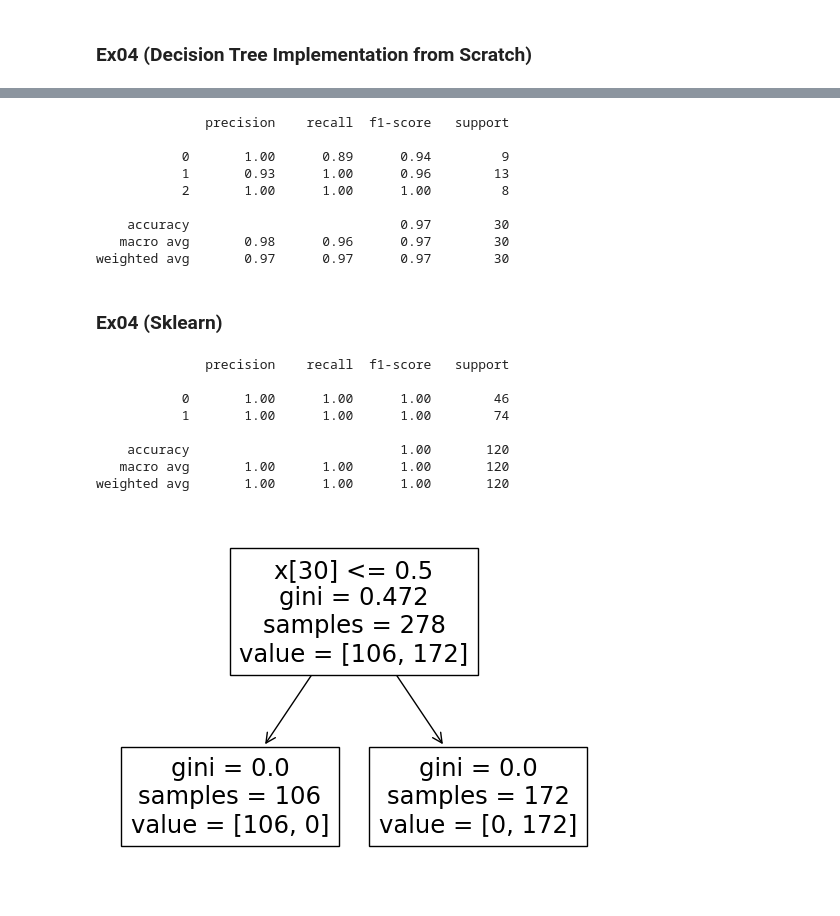
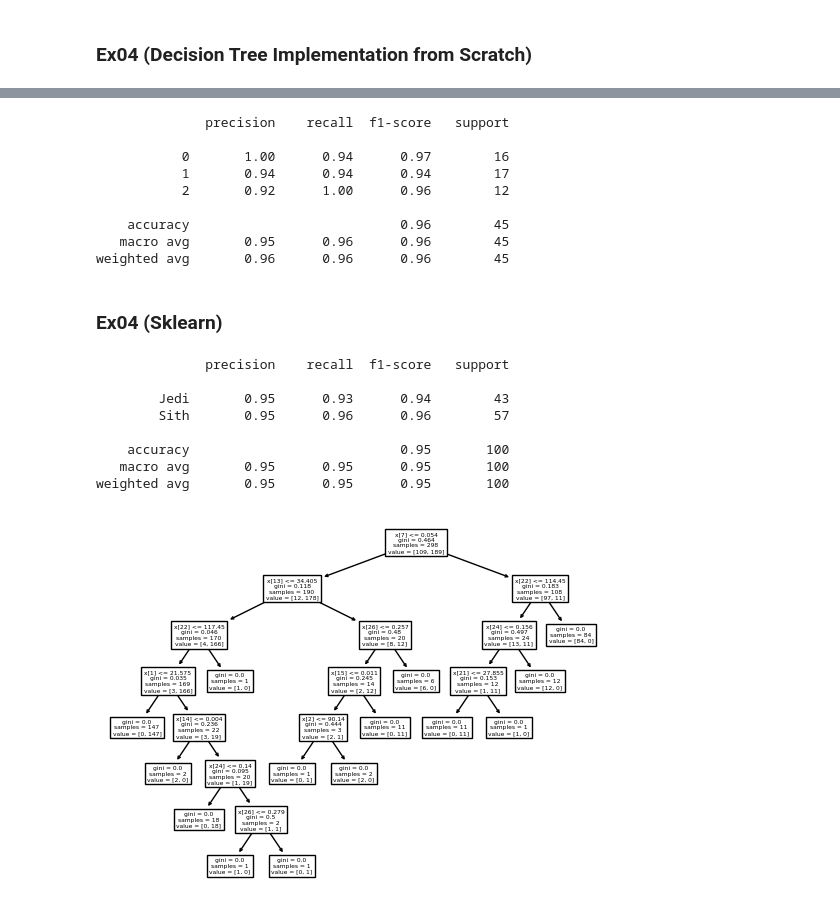
Before and after one commit to ayoubabounakif/data-science-modules, a Jupyter notebook: notebook_m04.ipynb, the cells around one changed output, grey strips where cells are left out. Saved outputs shown, nothing was run; the diff lists cells and outputs as text; code cells hidden in the pictures.

```diff
--- a/notebook_m04.ipynb
+++ b/notebook_m04.ipynb
@@ -340,7 +340,7 @@ weighted avg       1.00      1.00      1.00       120
 iris = datasets.load_iris()
 X, y = iris.data, iris.target
 
-X_train, X_test, y_train, y_test = train_test_split(X, y, test_size=0.2, random_state=1234)
+X_train, X_test, y_train, y_test = train_test_split(X, y, test_size=0.3, random_state=1234)
 
 decision_tree = DecisionTree()
 decision_tree.fit(X_train, y_train)
@@ -354,43 +354,38 @@ print(classification_report(y_test, predictions))
 # %% [output]
               precision    recall  f1-score   support
 
-           0       1.00      0.89      0.94         9
-           1       0.93      1.00      0.96        13
-           2       1.00      1.00      1.00         8
+           0       1.00      0.94      0.97        16
+           1       0.94      0.94      0.94        17
+           2       0.92      1.00      0.96        12
 
-    accuracy                           0.97        30
-   macro avg       0.98      0.96      0.97        30
-weighted avg       0.97      0.97      0.97        30
+    accuracy                           0.96        45
+   macro avg       0.95      0.96      0.96        45
+weighted avg       0.96      0.96      0.96        45
 # %% [markdown]
 ### Ex04 (Sklearn)
 # %%
-### Ex04 (Sklearn)
-train_data = pd.read_csv('./knights/Training_knight.csv')
-validation_data = pd.read_csv('./knights/Validation_knight.csv')
+train_data = pd.read_csv('./knights/Train_knight.csv')
 
-train_data['knight'] = train_data['knight'].astype('category').cat.codes
-validation_data['knight'] = validation_data['knight'].astype('category').cat.codes
+X = train_data.drop(['knight'], axis=1).values
+y = train_data['knight'].values
 
-X_train = train_data.values
-y_train = train_data['knight'].values
-
-X_validation = validation_data.values
-y_validation = validation_data['knight'].values
+X_train, X_test, y_train, y_test = train_test_split(X, y, test_size=0.25, random_state=42)
 
 clf = tree.DecisionTreeClassifier()
 clf = clf.fit(X_train, y_train)
-predictions = clf.predict(X_validation)
+predictions = clf.predict(X_test)
 
-print(classification_report(y_validation, predictions))
+print(classification_report(y_test, predictions))
+
 tree.plot_tree(clf)
 plt.show()
 # %% [output]
               precision    recall  f1-score   support
 
-           0       1.00      1.00      1.00        46
-           1       1.00      1.00      1.00        74
+        Jedi       0.95      0.93      0.94        43
+        Sith       0.95      0.96      0.96        57
 
-    accuracy                           1.00       120
-   macro avg       1.00      1.00      1.00       120
-weighted avg       1.00      1.00      1.00       120
+    accuracy                           0.95       100
+   macro avg       0.95      0.95      0.95       100
+weighted avg       0.95      0.95      0.95       100
-[figure, old version]
+[figure, new version]
```
Also changed, not shown: parts of 5 cells of this notebook, 1 other file.
